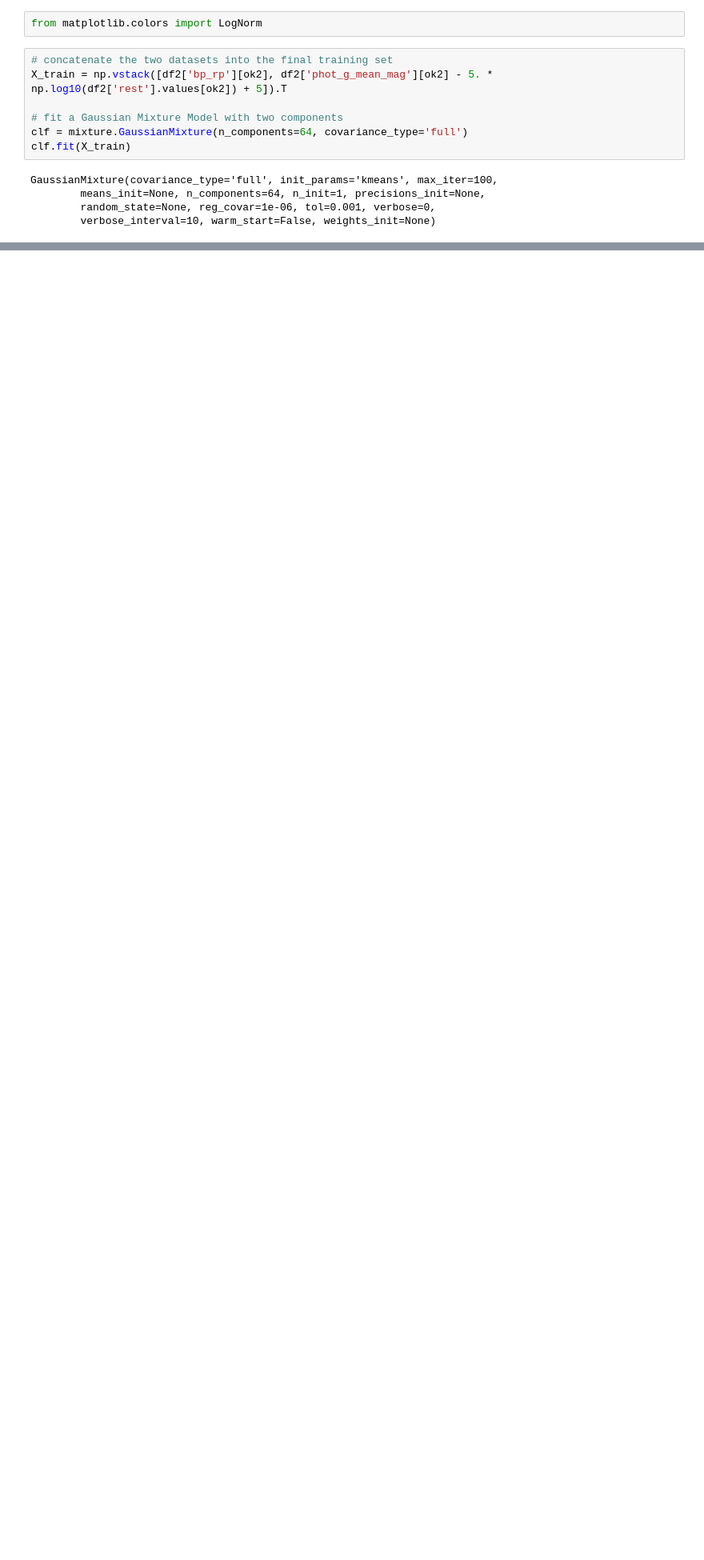
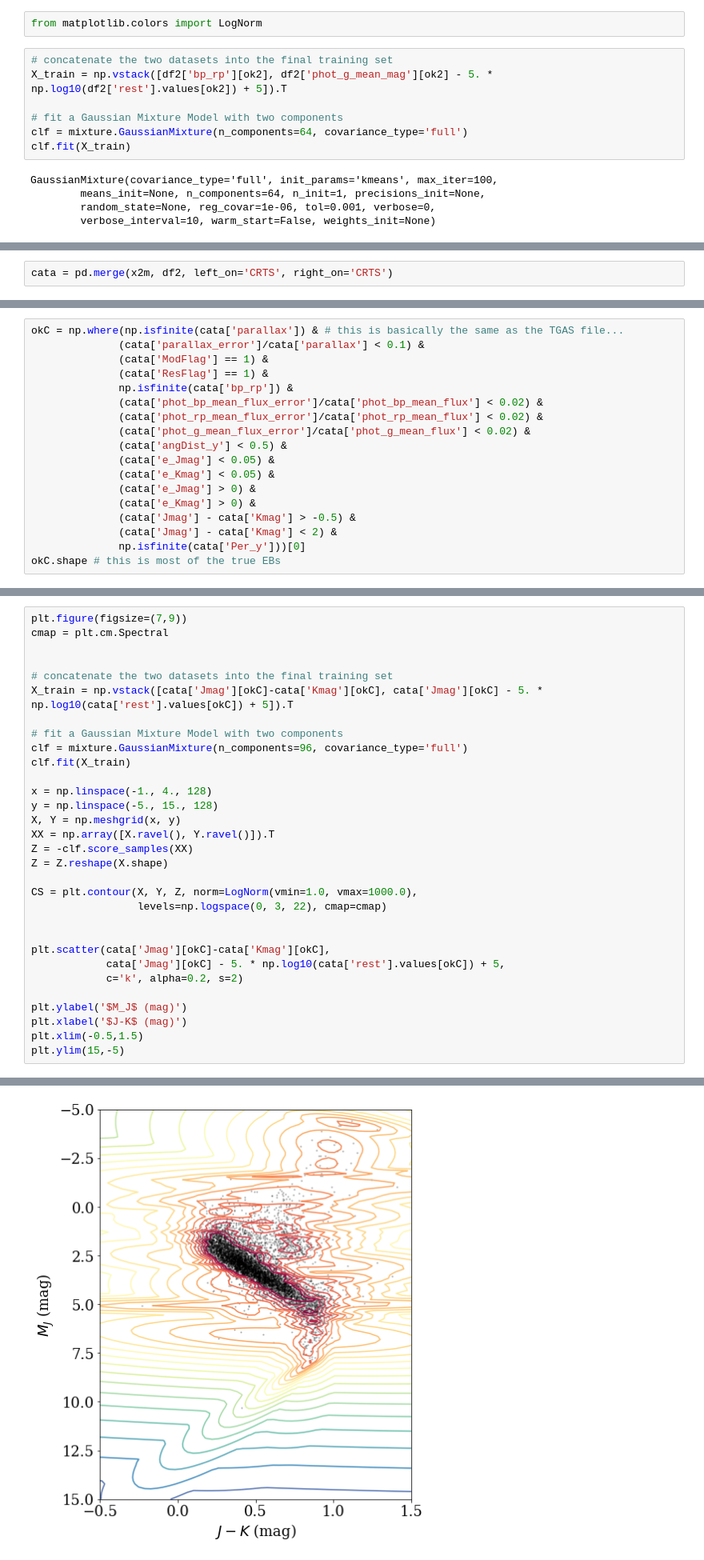
Before and after one commit to jradavenport/EBHRD, a Jupyter notebook: notebooks/explore.ipynb, the cells around one changed output, grey strips where cells are left out. Shown at 80% size. Drawn from its saved outputs; the diff is of its cells as text; blank space fills up the shorter version.

```diff
--- a/notebooks/explore.ipynb
+++ b/notebooks/explore.ipynb
@@ -284,0 +313,2 @@ plt.ylim(15,-5)
+# %%
+cata = pd.merge(x2m, df2, left_on='CRTS', right_on='CRTS')
@@ -284,0 +337,18 @@ plt.ylim(15,-5)
+# %%
+okC = np.where(np.isfinite(cata['parallax']) & # this is basically the same as the TGAS file...
+              (cata['parallax_error']/cata['parallax'] < 0.1) &
+              (cata['ModFlag'] == 1) &
+              (cata['ResFlag'] == 1) &
+              np.isfinite(cata['bp_rp']) &
+              (cata['phot_bp_mean_flux_error']/cata['phot_bp_mean_flux'] < 0.02) &
+              (cata['phot_rp_mean_flux_error']/cata['phot_rp_mean_flux'] < 0.02) &
+              (cata['phot_g_mean_flux_error']/cata['phot_g_mean_flux'] < 0.02) &
+              (cata['angDist_y'] < 0.5) &
+              (cata['e_Jmag'] < 0.05) &
+              (cata['e_Kmag'] < 0.05) &
+              (cata['e_Jmag'] > 0) &
+              (cata['e_Kmag'] > 0) &
+              (cata['Jmag'] - cata['Kmag'] > -0.5) &
+              (cata['Jmag'] - cata['Kmag'] < 2) &
+              np.isfinite(cata['Per_y']))[0]
+okC.shape # this is most of the true EBs
@@ -284,0 +357,32 @@ plt.ylim(15,-5)
+# %%
+plt.figure(figsize=(7,9))
+cmap = plt.cm.Spectral
+
+
+# concatenate the two datasets into the final training set
+X_train = np.vstack([cata['Jmag'][okC]-cata['Kmag'][okC], cata['Jmag'][okC] - 5. * np.log10(cata['rest'].values[okC]) + 5]).T
+
+# fit a Gaussian Mixture Model with two components
+clf = mixture.GaussianMixture(n_components=96, covariance_type='full')
+clf.fit(X_train)
+
+x = np.linspace(-1., 4., 128)
+y = np.linspace(-5., 15., 128)
+X, Y = np.meshgrid(x, y)
+XX = np.array([X.ravel(), Y.ravel()]).T
+Z = -clf.score_samples(XX)
+Z = Z.reshape(X.shape)
+
+CS = plt.contour(X, Y, Z, norm=LogNorm(vmin=1.0, vmax=1000.0),
+                 levels=np.logspace(0, 3, 22), cmap=cmap)
+
+
+plt.scatter(cata['Jmag'][okC]-cata['Kmag'][okC],
+            cata['Jmag'][okC] - 5. * np.log10(cata['rest'].values[okC]) + 5,
+            c='k', alpha=0.2, s=2)
+
+plt.ylabel('$M_J$ (mag)')
+plt.xlabel('$J-K$ (mag)')
+plt.xlim(-0.5,1.5)
+plt.ylim(15,-5)
+# %% [output]
@@ -284,0 +390 @@ plt.ylim(15,-5)
+[figure, added]
```
Also changed, not shown: parts of 30 cells of this notebook.
